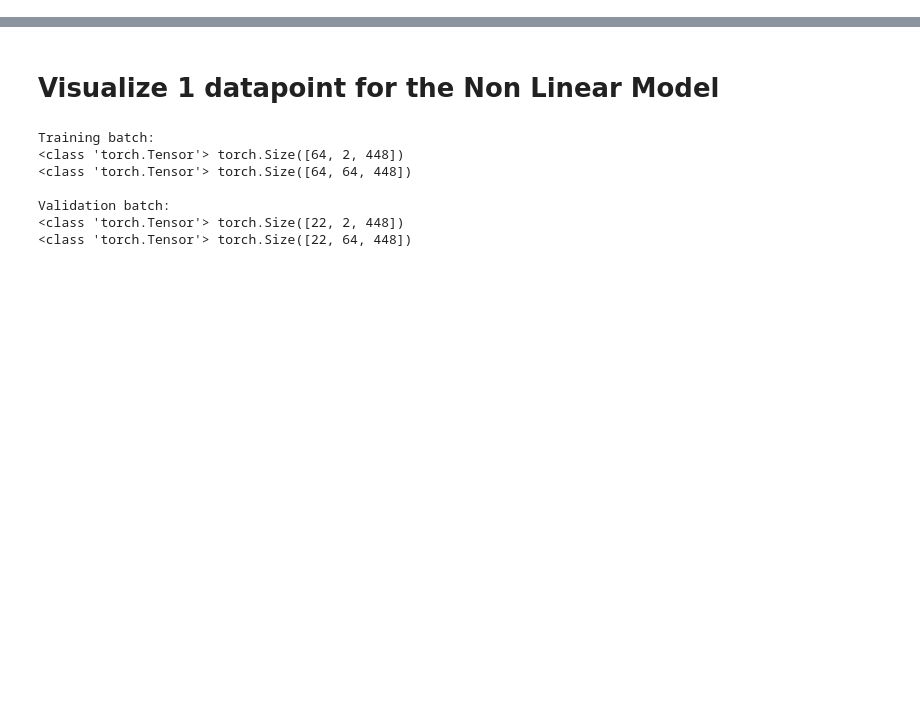
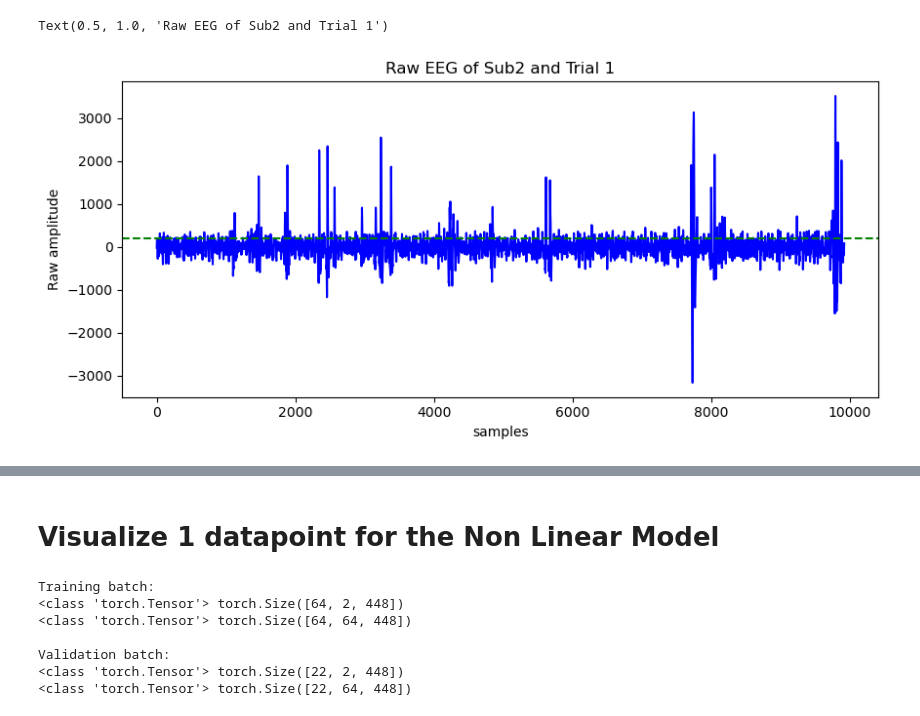
Before and after one commit to pereiraa10/SigMA-IDyOMpy, a Jupyter notebook: TRF/experiments/dataset_visualizer.ipynb, the cells around one changed output, grey strips where cells are left out. Saved outputs shown, nothing was run; the diff lists cells and outputs as text; code cells hidden in the pictures; blank space fills up the shorter version.

```diff
--- a/TRF/experiments/dataset_visualizer.ipynb
+++ b/TRF/experiments/dataset_visualizer.ipynb
@@ -12,3 +45,33 @@ from dataset import PreparedSubject, TRFDataset
+# %%
+eeg_data = {
+    'trials': eeg.data,
+    'fs': orig_fs,                              # original fs; no resampling done
+    'pad_start': int(eeg.paddingStartSample),    # in original-fs samples
+}
+
+# 1. per-trial LPF -> downsample -> HPF -> strip padding
+preprocessed_trials = utils.preprocess_eeg_trials(
+    eeg_data, target_fs=config.sfreq,
+    lpf_hz=config.high_frequency, hpf_hz=config.low_frequency)
+# %%
+ex_processed_eeg = preprocessed_trials[trial][:,channel]
+avg_processed_amplitude = np.abs(ex_processed_eeg).mean()
+
+new_start_idx=config.sfreq*2
+
+fig, ax = plt.subplots(figsize=(10, 4.2))
+ax.plot(ex_processed_eeg[:], color='blue')
+ax.axhline(
+    avg_processed_amplitude,
+    color='green',
+    linestyle='--',
+    label='Mean absolute amplitude')
+ax.set_xlabel('samples')
+ax.set_ylabel('Raw amplitude')
+ax.set_title(f"Raw EEG of {subject} and Trial {trial}")
+# %% [output]
+Text(0.5, 1.0, 'Raw EEG of Sub2 and Trial 1')
+[figure, added]
 # %%
 config = load_config()
 subject = 'Sub2'
```
Also changed, not shown: parts of 5 cells of this notebook, 1 other file.
